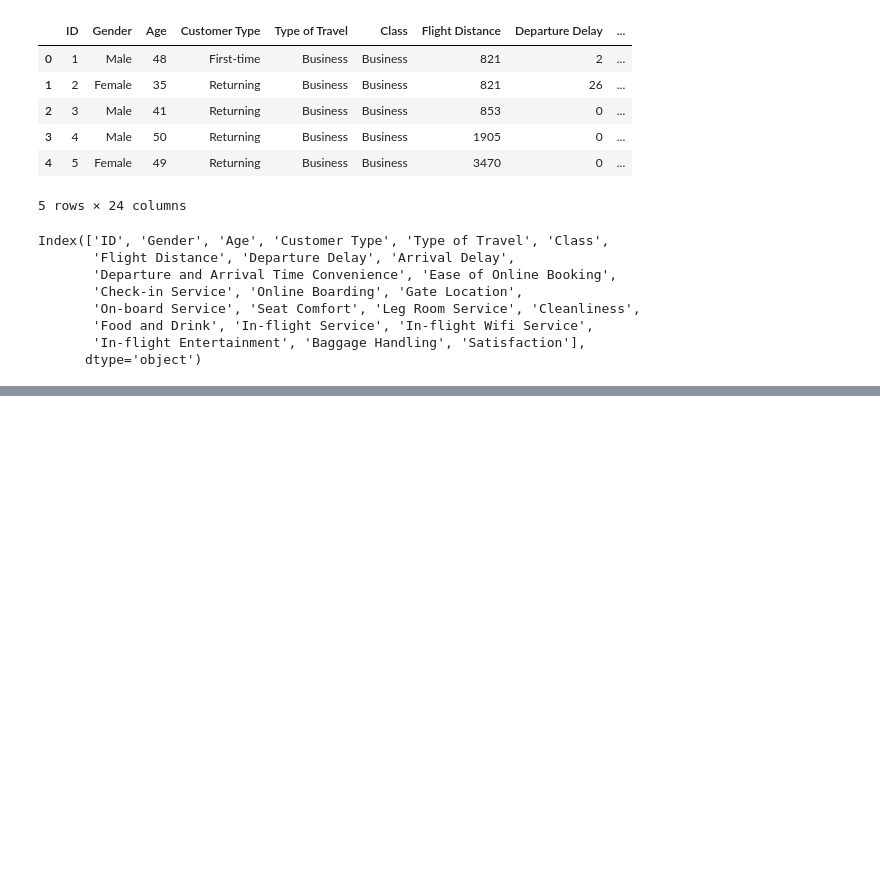
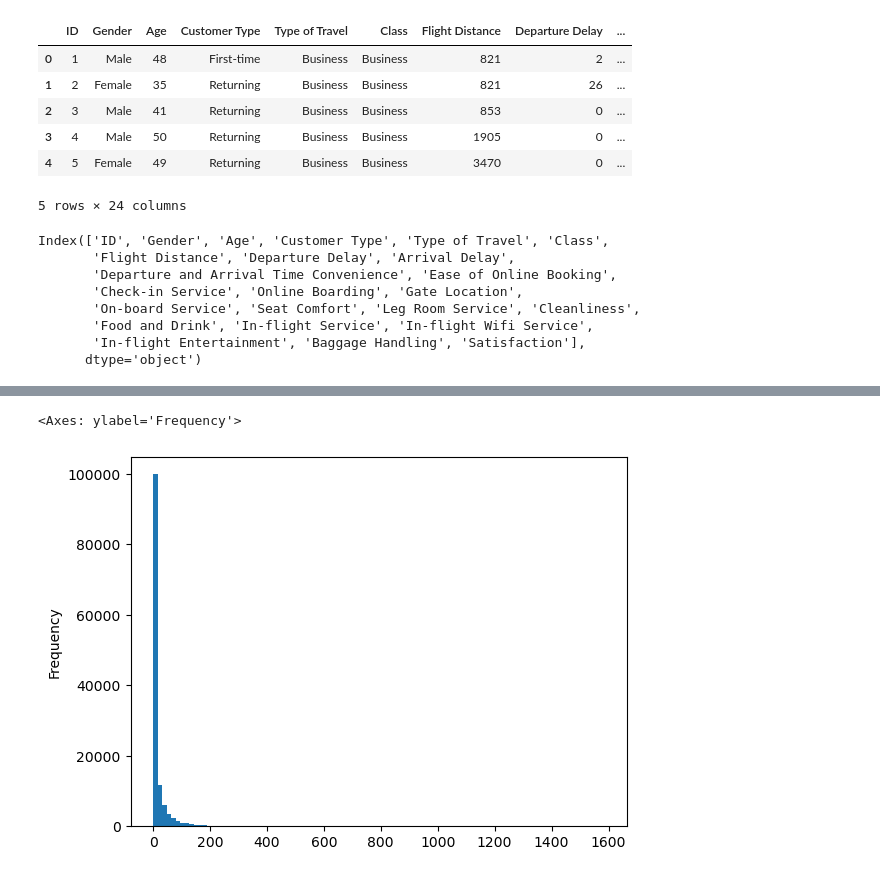
Before and after one commit to deveshpatwa/Pyhton-projects, a Jupyter notebook: airline passenger survay/airline survey.ipynb, the cells around one changed output, grey strips where cells are left out. Cells and saved outputs as stored; diff of their text form; code cells hidden in the pictures; blank space fills up the shorter version.

```diff
--- a/airline passenger survay/airline survey.ipynb
+++ b/airline passenger survay/airline survey.ipynb
@@ -25,0 +91,5 @@ Index(['ID', 'Gender', 'Age', 'Customer Type', 'Type of Travel', 'Class',
+# %%
+df['Arrival Delay'].plot(kind='hist',bins=100)
+# %% [output]
+<Axes: ylabel='Frequency'>
+[figure, added]
```
Also changed, not shown: parts of 29 cells of this notebook, 27 other files.
